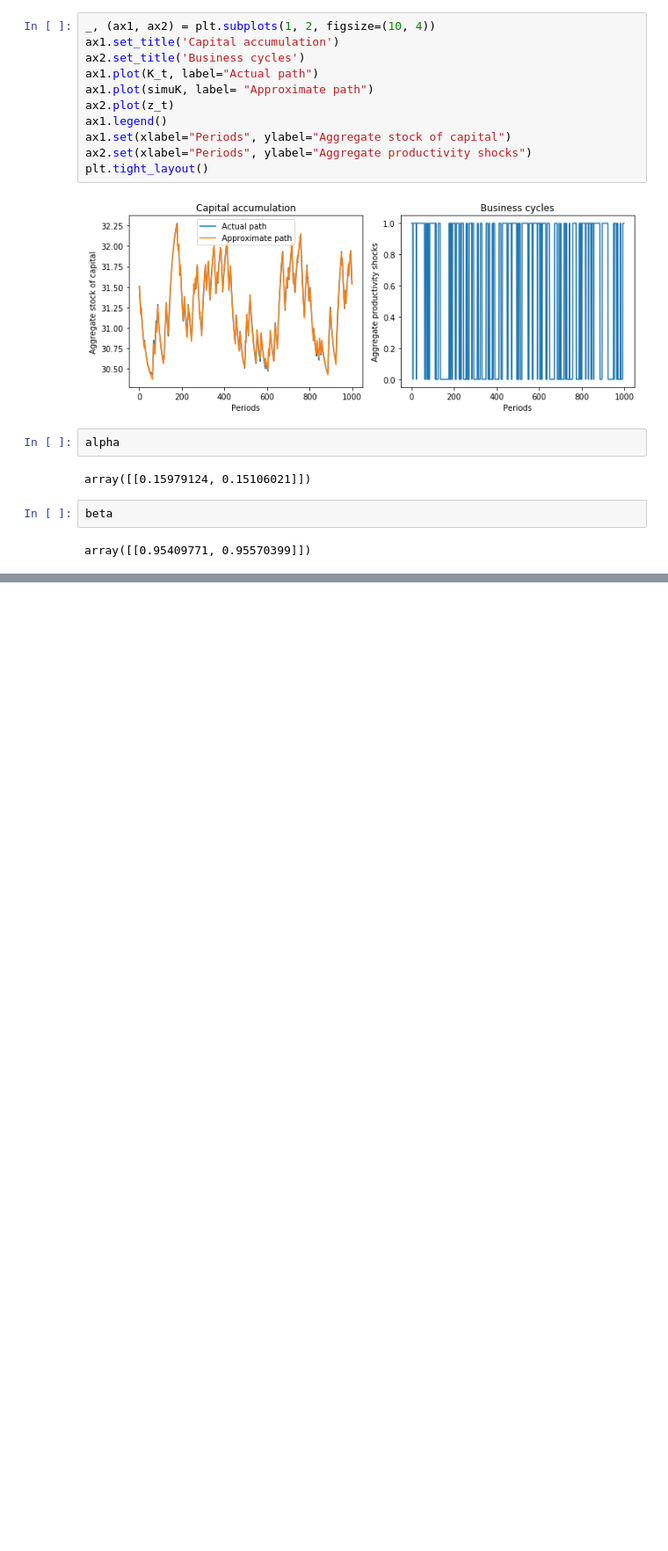
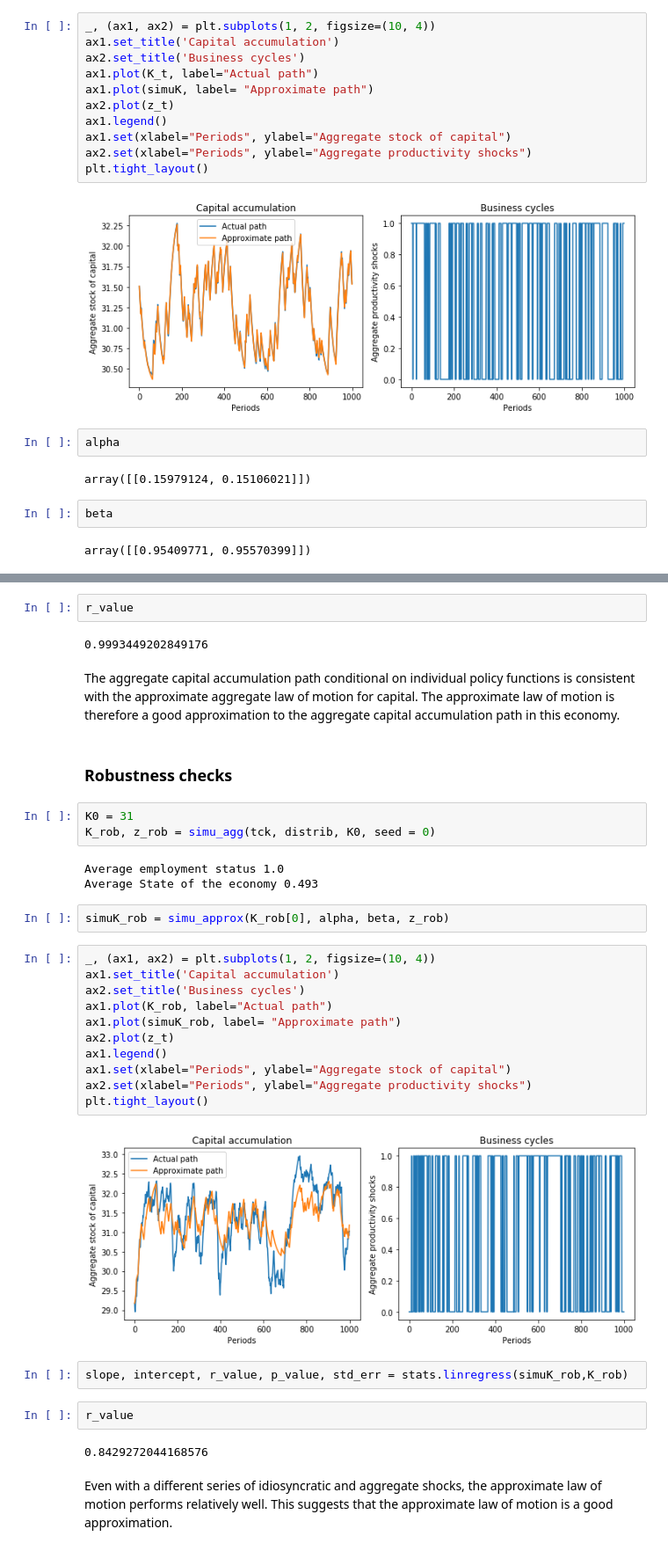
Before and after one commit to tpellet/411-3---Doepke, a Jupyter notebook: Pset 3/Problem Set 3 - 411-3 - Salas Pellet.ipynb, the cells around one changed output, grey strips where cells are left out. Shown: that part at 88% size. Cells and saved outputs as stored; diff of their text form; blank space fills up the shorter version.

```diff
--- a/Pset 3/Problem Set 3 - 411-3 - Salas Pellet.ipynb
+++ b/Pset 3/Problem Set 3 - 411-3 - Salas Pellet.ipynb
@@ -493,0 +502,37 @@ array([[0.95409771, 0.95570399]])
+# %%
+r_value
+# %% [output]
+0.9993449202849176
+# %% [markdown]
+The aggregate capital accumulation path conditional on individual policy functions is consistent with the approximate aggregate law of motion for capital. The approximate law of motion is therefore a good approximation to the aggregate capital accumulation path in this economy.
+# %% [markdown]
+### Robustness checks
+# %%
+K0 = 31
+K_rob, z_rob = simu_agg(tck, distrib, K0, seed = 0)
+# %% [output]
+Average employment status 1.0
+Average State of the economy 0.493
+# %%
+simuK_rob = simu_approx(K_rob[0], alpha, beta, z_rob)
+# %%
+_, (ax1, ax2) = plt.subplots(1, 2, figsize=(10, 4))
+ax1.set_title('Capital accumulation')
+ax2.set_title('Business cycles')
+ax1.plot(K_rob, label="Actual path")
+ax1.plot(simuK_rob, label= "Approximate path")
+ax2.plot(z_t)
+ax1.legend()
+ax1.set(xlabel="Periods", ylabel="Aggregate stock of capital")
+ax2.set(xlabel="Periods", ylabel="Aggregate productivity shocks")
+plt.tight_layout()
+# %% [output]
+[figure, added]
+# %%
+slope, intercept, r_value, p_value, std_err = stats.linregress(simuK_rob,K_rob)
+# %%
+r_value
+# %% [output]
+0.8429272044168576
+# %% [markdown]
+Even with a different series of idiosyncratic and aggregate shocks, the approximate law of motion performs relatively well. This suggests that the approximate law of motion is a good approximation.
```
Also changed, not shown: parts of 4 cells of this notebook, 13 other files.
